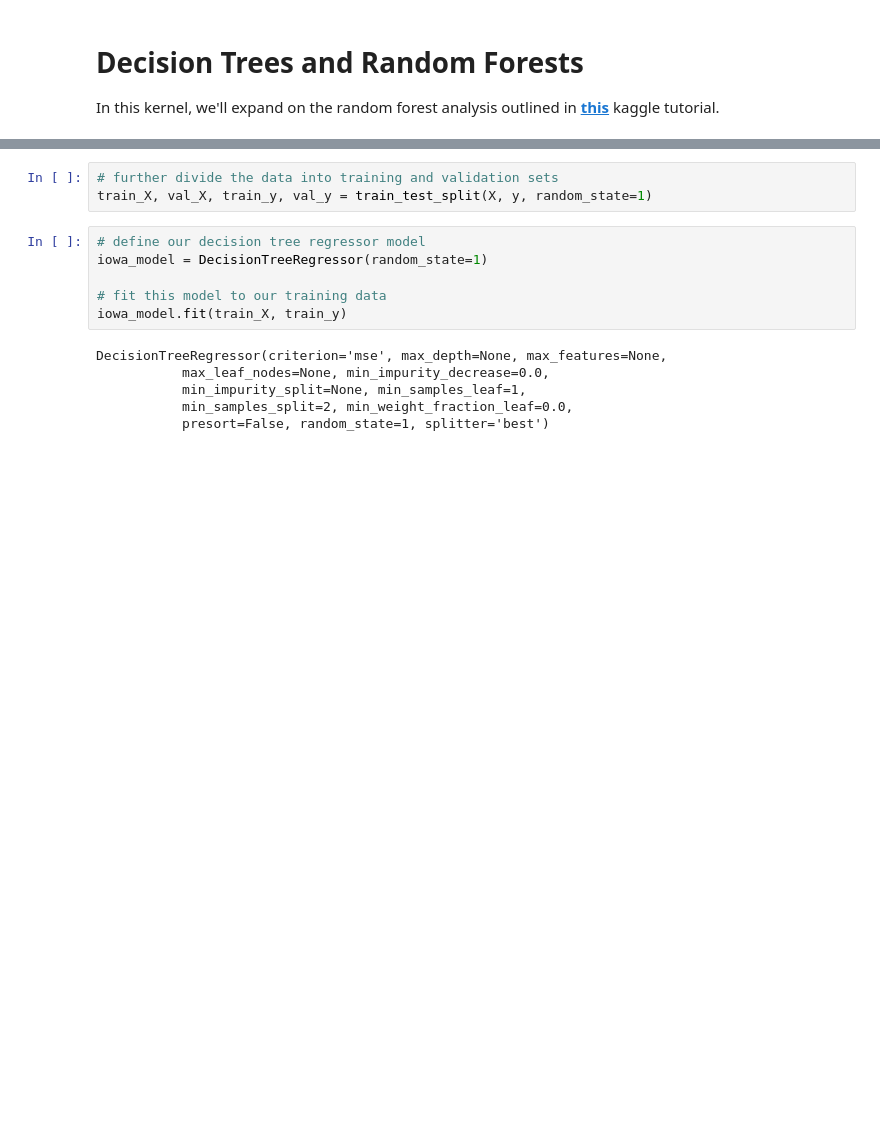
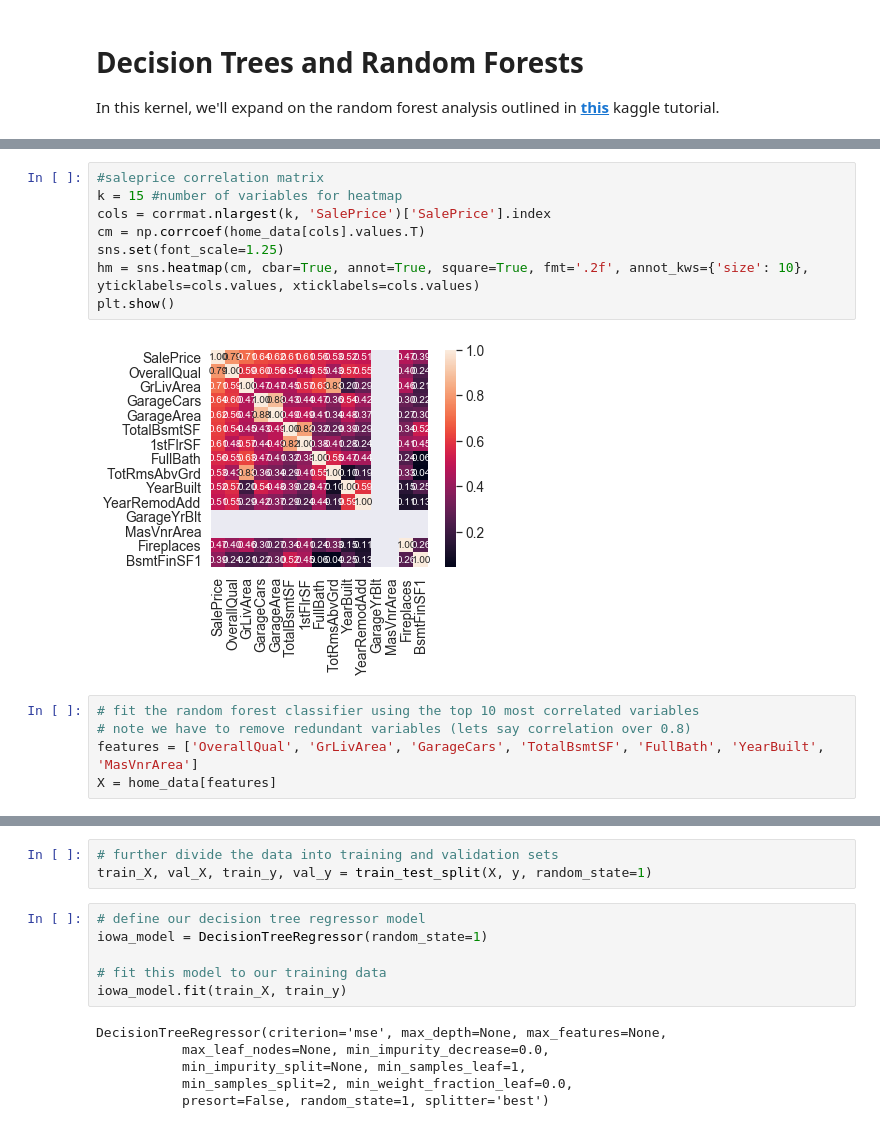
Before and after one commit to jdhoffa/house_prices, a Jupyter notebook: notebooks/2.0-jdh-forest-classifiers.ipynb, the cells around one changed output, grey strips where cells are left out. Cells and saved outputs as stored; diff of their text form; blank space fills up the shorter version.

```diff
--- a/notebooks/2.0-jdh-forest-classifiers.ipynb
+++ b/notebooks/2.0-jdh-forest-classifiers.ipynb
@@ -24,3 +34,18 @@ X = home_data[features]
+# %%
+#saleprice correlation matrix
+k = 15 #number of variables for heatmap
+cols = corrmat.nlargest(k, 'SalePrice')['SalePrice'].index
+cm = np.corrcoef(home_data[cols].values.T)
+sns.set(font_scale=1.25)
+hm = sns.heatmap(cm, cbar=True, annot=True, square=True, fmt='.2f', annot_kws={'size': 10}, yticklabels=cols.values, xticklabels=cols.values)
+plt.show()
+# %% [output]
+[figure, added]
+# %%
+# fit the random forest classifier using the top 10 most correlated variables
+# note we have to remove redundant variables (lets say correlation over 0.8)
+features = ['OverallQual', 'GrLivArea', 'GarageCars', 'TotalBsmtSF', 'FullBath', 'YearBuilt', 'MasVnrArea']
+X = home_data[features]
 # %%
 # note: there are no missing values in this subset of the training data
 print(X.isnull().sum().max())
```
Also changed, not shown: parts of 13 cells of this notebook, 2 other files.
